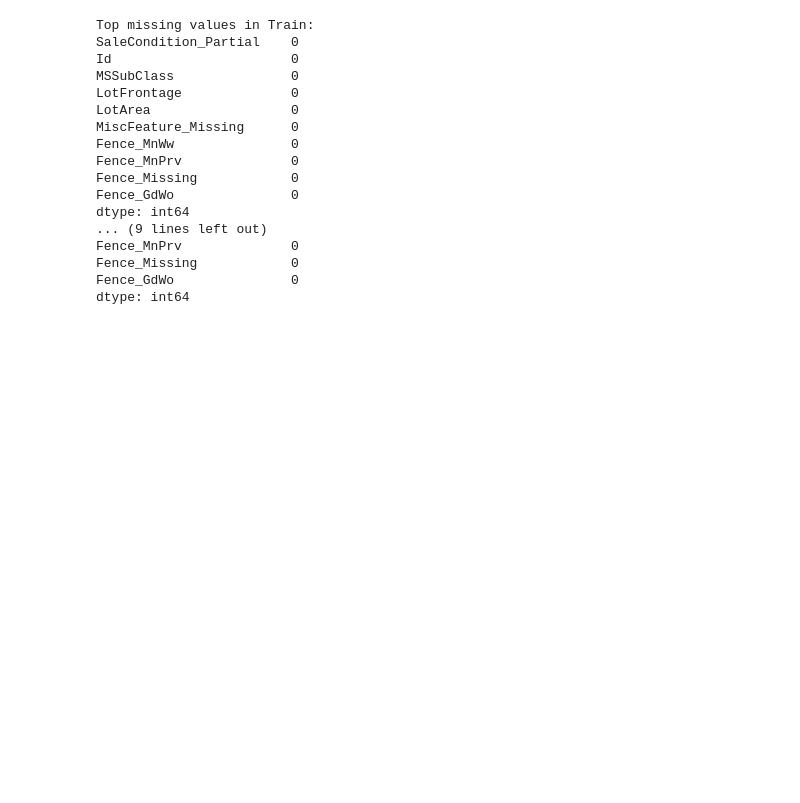
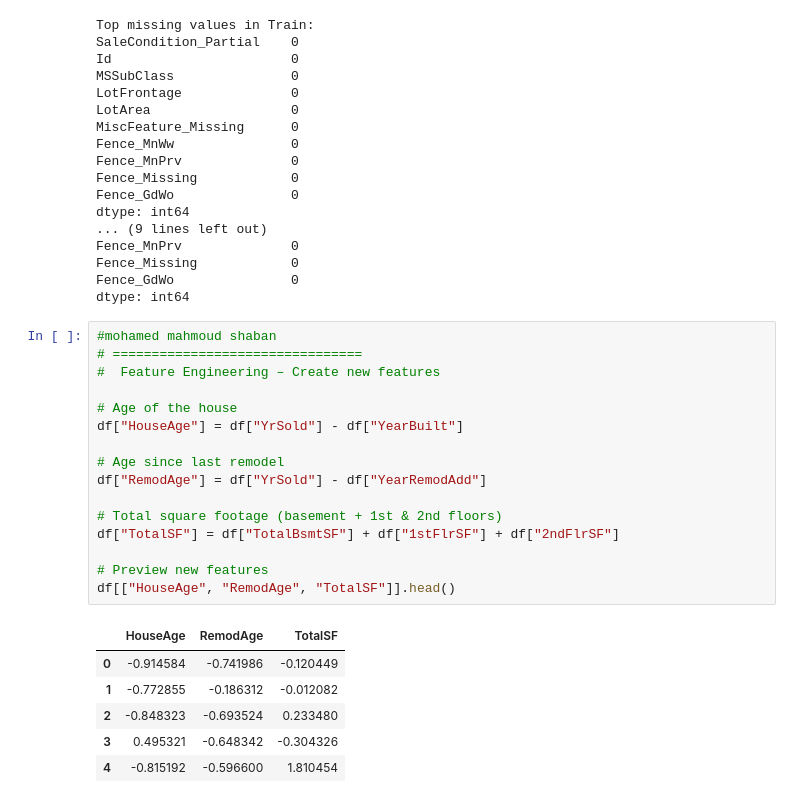
Before and after one commit to amar-emad/House-Price-Prediction-containing-, a Jupyter notebook: House_Price_Prediction_containing.ipynb, the cells around one changed output. Drawn from its saved outputs; the diff is of its cells as text; blank space fills up the shorter version.

```diff
--- a/House_Price_Prediction_containing.ipynb
+++ b/House_Price_Prediction_containing.ipynb
@@ -390,3 +390,26 @@ Fence_MnPrv              0
 Fence_Missing            0
 Fence_GdWo               0
 dtype: int64
+# %%
+#mohamed mahmoud shaban
+# ================================
+#  Feature Engineering – Create new features
+
+# Age of the house
+df["HouseAge"] = df["YrSold"] - df["YearBuilt"]
+
+# Age since last remodel
+df["RemodAge"] = df["YrSold"] - df["YearRemodAdd"]
+
+# Total square footage (basement + 1st & 2nd floors)
+df["TotalSF"] = df["TotalBsmtSF"] + df["1stFlrSF"] + df["2ndFlrSF"]
+
+# Preview new features
+df[["HouseAge", "RemodAge", "TotalSF"]].head()
+# %% [output]
+|  | HouseAge | RemodAge | TotalSF |
+| 0 | -0.914584 | -0.741986 | -0.120449 |
+| 1 | -0.772855 | -0.186312 | -0.012082 |
+| 2 | -0.848323 | -0.693524 | 0.233480 |
+| 3 | 0.495321 | -0.648342 | -0.304326 |
+| 4 | -0.815192 | -0.596600 | 1.810454 |
```
Also changed, not shown: parts of 7 cells of this notebook.
